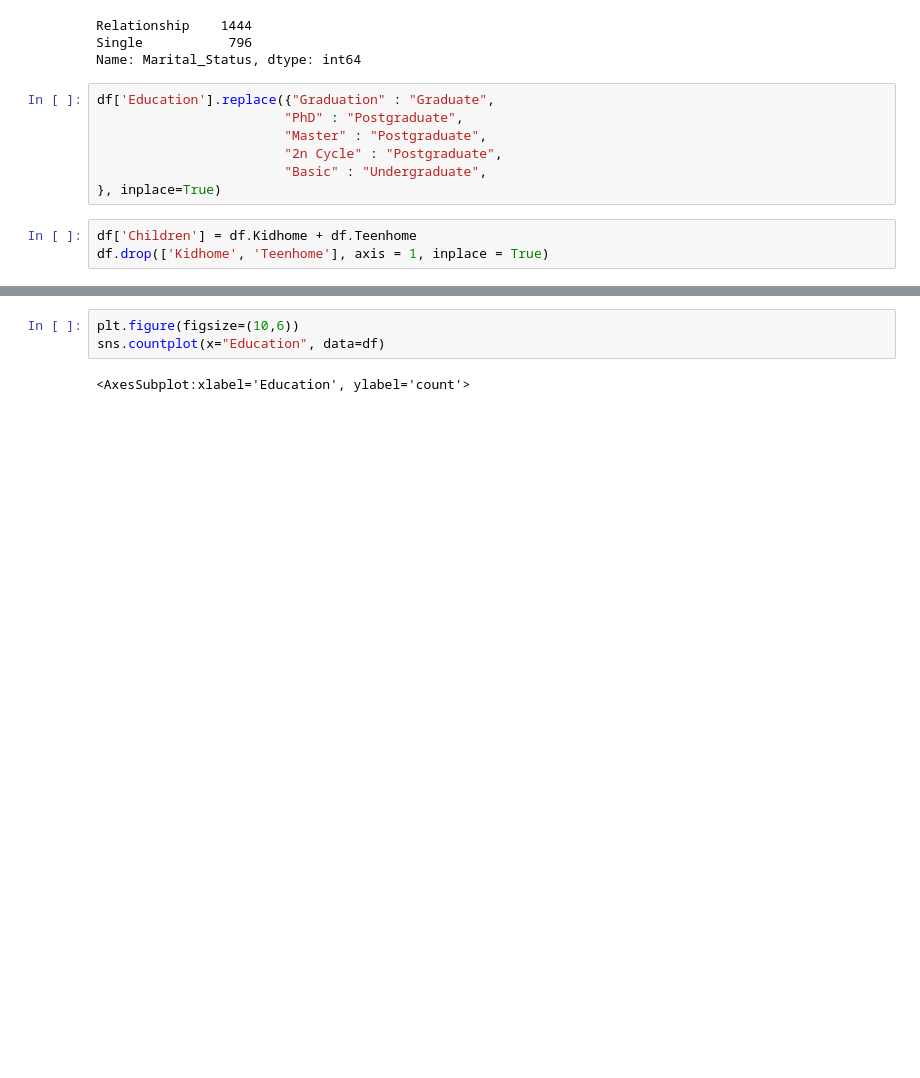
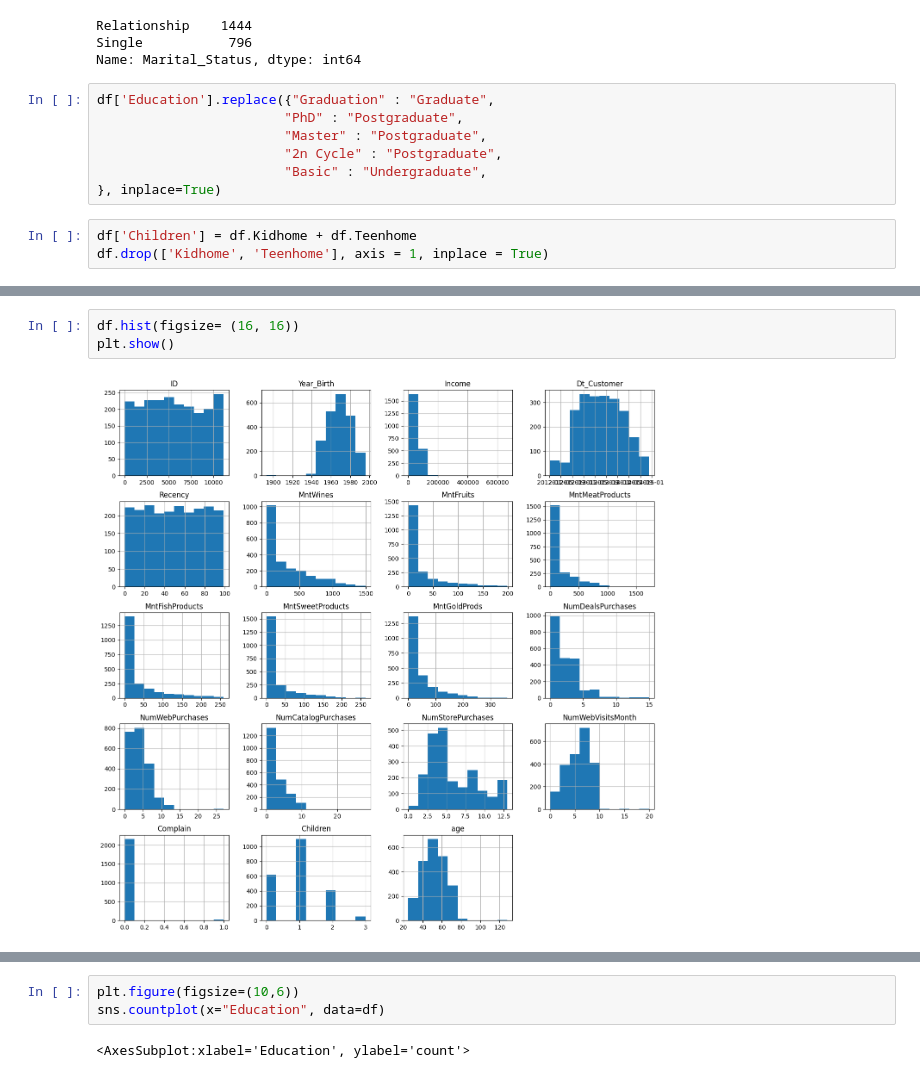
Before and after one commit to yeremiapane/Project-Capstone, a Jupyter notebook: projectCapstone.ipynb, the cells around one changed output, grey strips where cells are left out. Drawn from its saved outputs; the diff is of its cells as text; blank space fills up the shorter version.

```diff
--- a/projectCapstone.ipynb
+++ b/projectCapstone.ipynb
@@ -175,3 +186,8 @@ df.head(20).T
+# %%
+df.hist(figsize= (16, 16))
+plt.show()
+# %% [output]
+[figure, added]
 # %%
 plt.figure(figsize=(10,6))
 sns.countplot(x="Kidhome", data=df)
```
Also changed, not shown: parts of 3 cells of this notebook.
